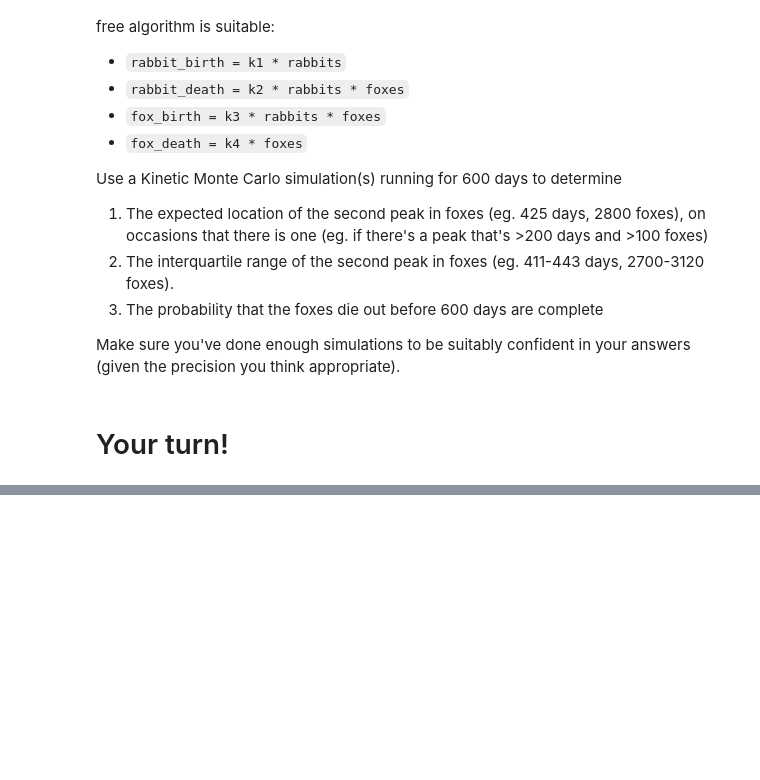
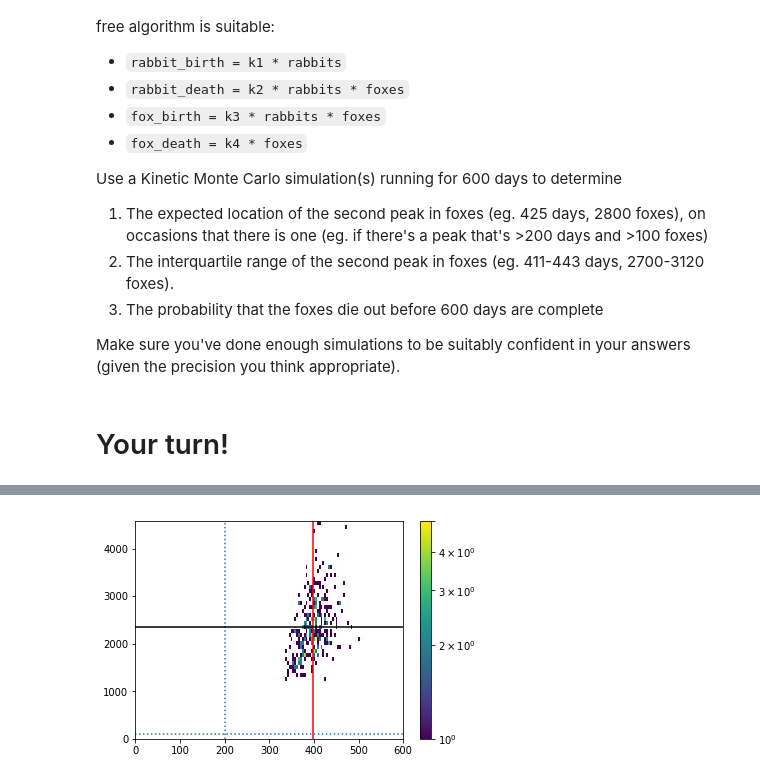
Before and after one commit to yoanting/rabbits-and-foxes, a Jupyter notebook: rabbits-and-foxes-kmc.ipynb, the cells around one changed output, grey strips where cells are left out. Drawn from its saved outputs; the diff is of its cells as text; code cells hidden in the pictures; blank space fills up the shorter version.

```diff
--- a/rabbits-and-foxes-kmc.ipynb
+++ b/rabbits-and-foxes-kmc.ipynb
@@ -42,0 +169,13 @@ Make sure you've done enough simulations to be suitably confident in your answer
+# %%
+from matplotlib.colors import LogNorm
+plt.hist2d(second_peak_times, second_peak_foxes, bins=40, norm=LogNorm())
+plt.xlim(0,600)
+plt.ylim(0)
+plt.colorbar()
+plt.axvline(200,linestyle=':')
+plt.axvline(mean_times[-1],color='r')
+plt.axhline(100,linestyle=':')
+plt.axhline(mean_foxes[-1],color='k')
+plt.show()
+# %% [output]
+[figure, added]
```
Also changed, not shown: parts of 1 cell of this notebook.
